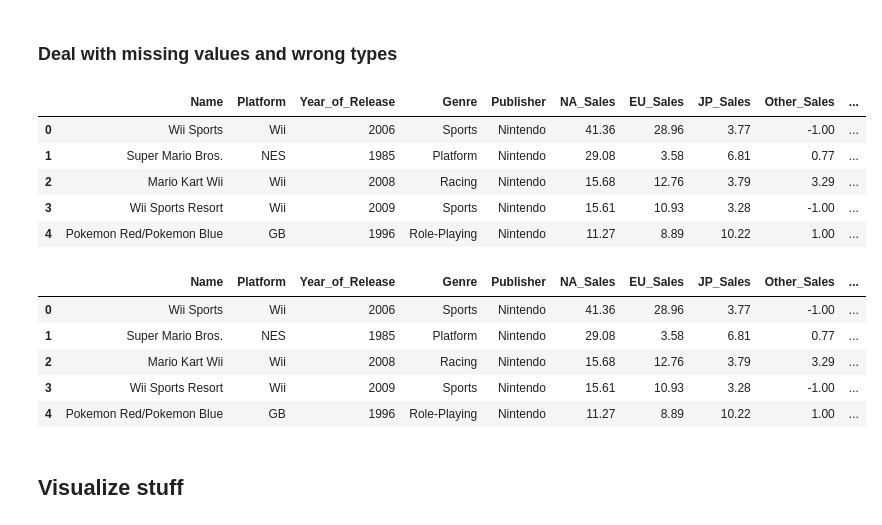
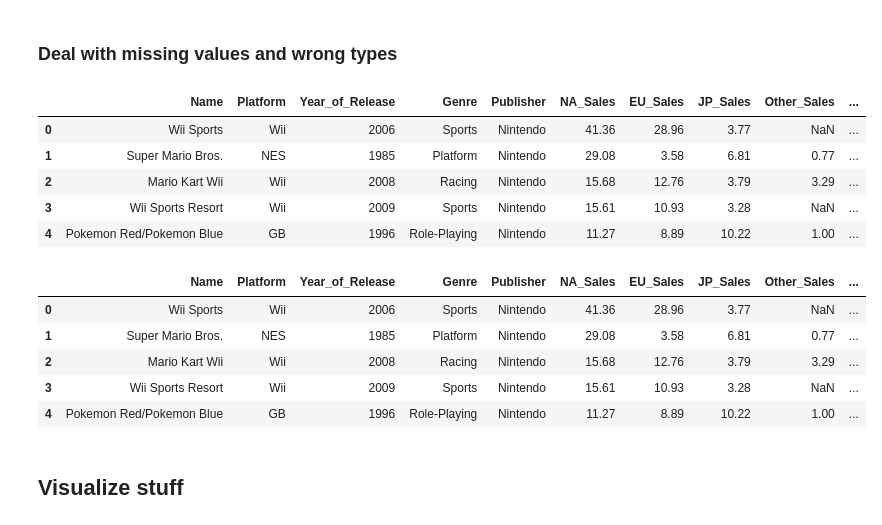
Before and after one commit to Noixas/DataMadness-2020-Video-Games-Sales-2019, a Jupyter notebook: datamadness.ipynb, the cells around one changed output. Saved outputs shown, nothing was run; the diff lists cells and outputs as text; code cells hidden in the pictures.

```diff
--- a/datamadness.ipynb
+++ b/datamadness.ipynb
@@ -81,14 +84,14 @@ df[['Year_of_Release','Critic_Count', 'Critic_Score', 'User_Count']] = df[['Year
 # %%
 cols_float = df.select_dtypes(include=['number']).columns
 cols_float =cols_float.delete(0) #delete Release year
-df[cols_float] = df[cols_float].fillna(-1)
+# df[cols_float] = df[cols_float].fillna(-1)
 df.head(5)
 # %% [output]
 |  | Name | Platform | Year_of_Release | Genre | Publisher | NA_Sales | EU_Sales | JP_Sales | Other_Sales | ... |
-| 0 | Wii Sports | Wii | 2006 | Sports | Nintendo | 41.36 | 28.96 | 3.77 | -1.00 | ... |
+| 0 | Wii Sports | Wii | 2006 | Sports | Nintendo | 41.36 | 28.96 | 3.77 | NaN | ... |
 | 1 | Super Mario Bros. | NES | 1985 | Platform | Nintendo | 29.08 | 3.58 | 6.81 | 0.77 | ... |
 | 2 | Mario Kart Wii | Wii | 2008 | Racing | Nintendo | 15.68 | 12.76 | 3.79 | 3.29 | ... |
-| 3 | Wii Sports Resort | Wii | 2009 | Sports | Nintendo | 15.61 | 10.93 | 3.28 | -1.00 | ... |
+| 3 | Wii Sports Resort | Wii | 2009 | Sports | Nintendo | 15.61 | 10.93 | 3.28 | NaN | ... |
 | 4 | Pokemon Red/Pokemon Blue | GB | 1996 | Role-Playing | Nintendo | 11.27 | 8.89 | 10.22 | 1.00 | ... |
 # %%
 #Compute missing global sales based on sales in available regions
@@ -99,10 +102,10 @@ df[df.Global_Sales<0]
 df.head(5)
 # %% [output]
 |  | Name | Platform | Year_of_Release | Genre | Publisher | NA_Sales | EU_Sales | JP_Sales | Other_Sales | ... |
-| 0 | Wii Sports | Wii | 2006 | Sports | Nintendo | 41.36 | 28.96 | 3.77 | -1.00 | ... |
+| 0 | Wii Sports | Wii | 2006 | Sports | Nintendo | 41.36 | 28.96 | 3.77 | NaN | ... |
 | 1 | Super Mario Bros. | NES | 1985 | Platform | Nintendo | 29.08 | 3.58 | 6.81 | 0.77 | ... |
 | 2 | Mario Kart Wii | Wii | 2008 | Racing | Nintendo | 15.68 | 12.76 | 3.79 | 3.29 | ... |
-| 3 | Wii Sports Resort | Wii | 2009 | Sports | Nintendo | 15.61 | 10.93 | 3.28 | -1.00 | ... |
+| 3 | Wii Sports Resort | Wii | 2009 | Sports | Nintendo | 15.61 | 10.93 | 3.28 | NaN | ... |
 | 4 | Pokemon Red/Pokemon Blue | GB | 1996 | Role-Playing | Nintendo | 11.27 | 8.89 | 10.22 | 1.00 | ... |
 # %% [markdown]
 ## Visualize stuff
```
Also changed, not shown: parts of 14 cells of this notebook.
